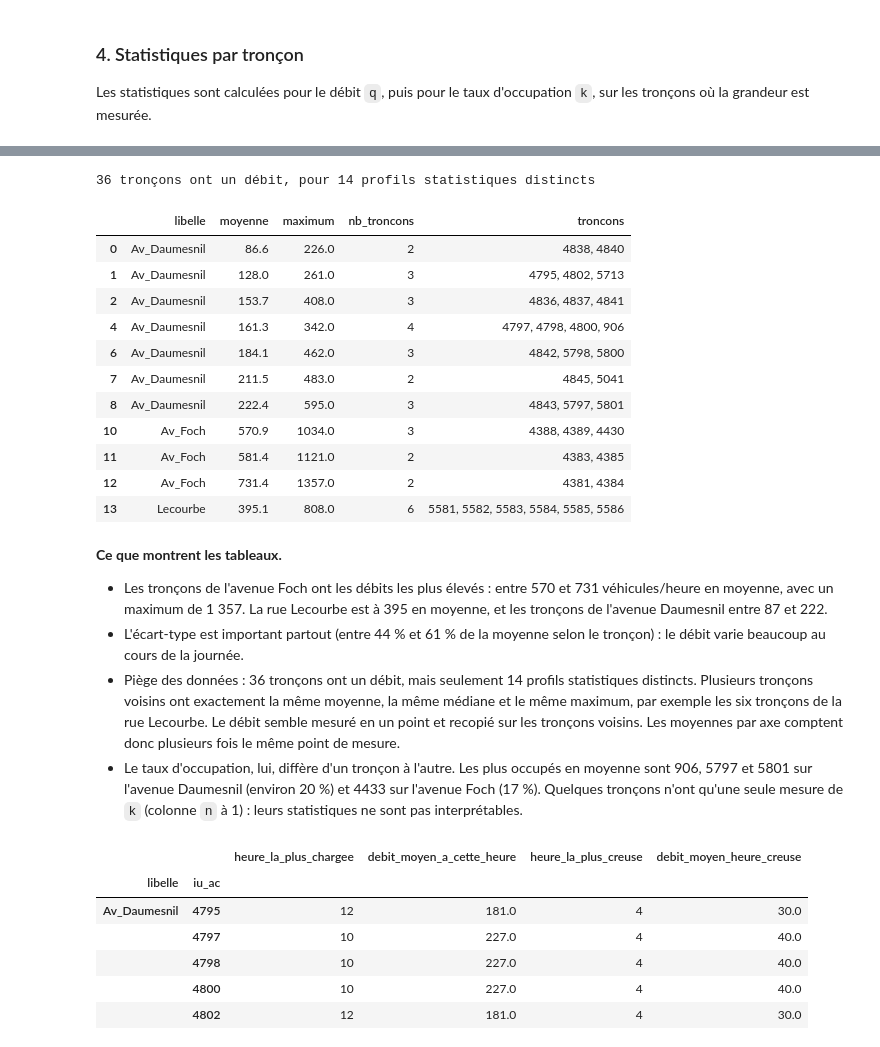
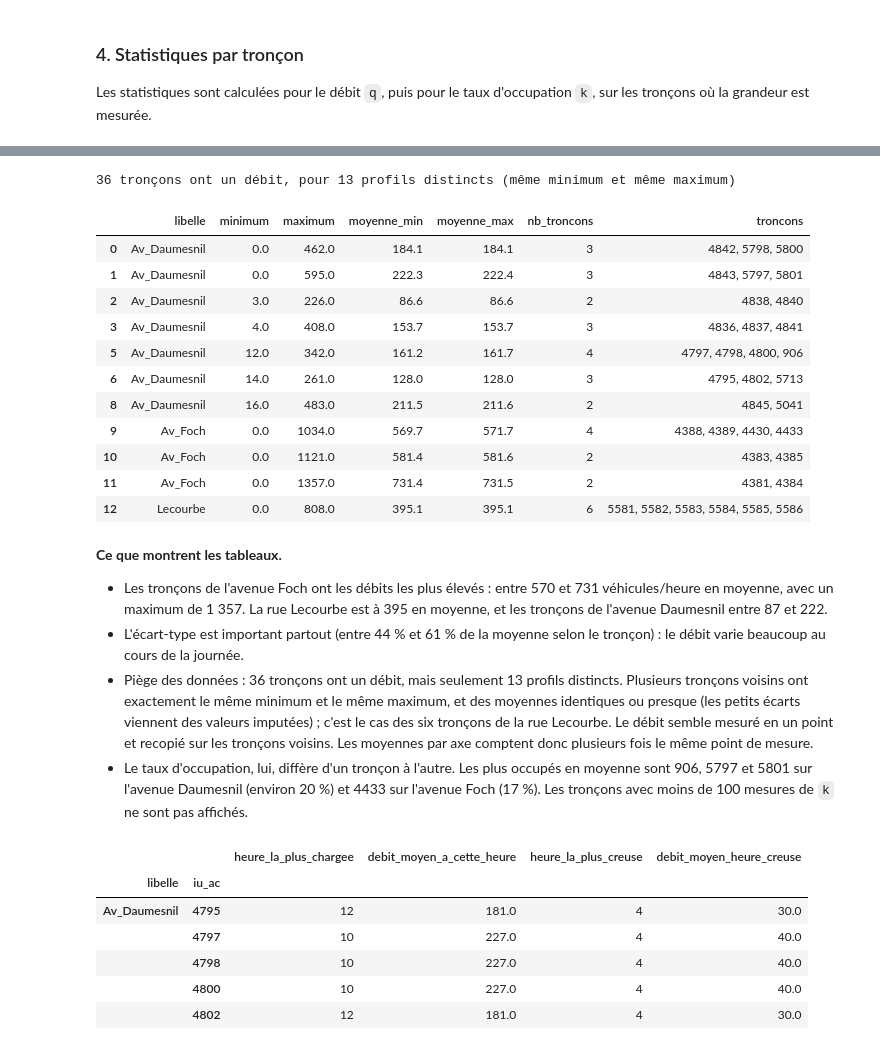
Before and after one commit to Schneider509/Aivanvity-projet-trafic, a Jupyter notebook: projet_data.ipynb, the cells around one changed output, grey strips where cells are left out. Drawn from its saved outputs; the diff is of its cells as text; code cells hidden in the pictures.

```diff
--- a/projet_data.ipynb
+++ b/projet_data.ipynb
@@ -369,7 +409,11 @@ taux_na
 n_avant = len(df)
 troncons_avant = df["iu_ac"].nunique()
 
-df = df[df["etat_barre"] == "Ouvert"].drop(columns="etat_barre")
+df["arc_ouvert"] = (df["etat_barre"] == "Ouvert").astype(int)
+print(pd.crosstab(df["etat_barre"], df["arc_ouvert"]))
+print()
+
+df = df[df["arc_ouvert"] == 1].drop(columns=["etat_barre", "arc_ouvert"])
 df["etat_trafic"] = df["etat_trafic"].cat.remove_categories("Inconnu")
 
 print(f"{n_avant - len(df)} lignes supprimées, {len(df)} conservées ({len(df) / n_avant * 100:.1f} %)")
@@ -405,0 +535,18 @@ dtype: int64
+# %%
+def combler_petits_trous(groupe, colonne, max_trou=3):
+    """Interpole linéairement les trous de max_trou heures au plus, laisse les autres vides."""
+    s = serie_horaire(groupe, colonne)
+    manquant, blocs = blocs_manquants(s)
+    petit = manquant & (manquant.groupby(blocs).transform("sum") <= max_trou)
+    s = s.where(~petit, s.interpolate(limit_area="inside"))
+    return s.reindex(groupe["t_1h"]).to_numpy()
+
+df = df.sort_values(["iu_ac", "t_1h"]).reset_index(drop=True)
+
+for colonne in ["q", "k"]:
+    avant = df[colonne].isna().sum()
+    for _, groupe in df.groupby("iu_ac"):
+        if groupe[colonne].notna().any():
+            df.loc[groupe.index, colonne] = combler_petits_trous(groupe, colonne)
+    apres = df[colonne].isna().sum()
+    print(f"{colonne} : {avant - apres} valeurs imputées, {apres} valeurs manquantes restantes ({apres / len(df) * 100:.1f} % des lignes)")
@@ -556,5 +715,11 @@ k : minimum 0.0 | maximum 97.12778 | valeurs hors de 0-100 : 0
 - Pour `k`, toutes les valeurs sont entre 0 et 97 %, donc dans l'intervalle possible d'un pourcentage. Les valeurs élevées correspondent à de la congestion, pas à une erreur.
 # %%
 df["q"] = df["q"].mask(aberrant)
-print(f"{aberrant.sum()} valeurs de q remplacées par une valeur manquante, nouveau maximum : {df['q'].max():.0f}")
+
+troncons_concernes = df.loc[aberrant, "iu_ac"].unique()
+for _, groupe in df[df["iu_ac"].isin(troncons_concernes)].groupby("iu_ac"):
+    df.loc[groupe.index, "q"] = combler_petits_trous(groupe, "q")
+
+print(f"{aberrant.sum()} valeurs aberrantes remplacées, nouveau maximum de q : {df['q'].max():.0f}")
+print(df.loc[aberrant, ["iu_ac", "Date_GW", "q"]].sort_values("Date_GW").to_string())
 # %% [output]
@@ -622,33 +796,34 @@ stats_k
 # %%
 profils = (
     stats_q.reset_index()
-    .groupby(["libelle", "moyenne", "mediane", "ecart_type", "maximum"], observed=True)["iu_ac"]
-    .agg(nb_troncons="size", troncons=", ".join)
+    .groupby(["libelle", "minimum", "maximum"], observed=True)
+    .agg(nb_troncons=("iu_ac", "size"), troncons=("iu_ac", ", ".join),
+         moyenne_min=("moyenne", "min"), moyenne_max=("moyenne", "max"))
     .reset_index()
 )
-print(f"{len(stats_q)} tronçons ont un débit, pour {len(profils)} profils statistiques distincts")
-profils[profils["nb_troncons"] > 1][["libelle", "moyenne", "maximum", "nb_troncons", "troncons"]]
+print(f"{len(stats_q)} tronçons ont un débit, pour {len(profils)} profils distincts (même minimum et même maximum)")
+profils[profils["nb_troncons"] > 1][["libelle", "minimum", "maximum", "moyenne_min", "moyenne_max", "nb_troncons", "troncons"]]
 # %% [output]
-36 tronçons ont un débit, pour 14 profils statistiques distincts
+36 tronçons ont un débit, pour 13 profils distincts (même minimum et même maximum)
-|  | libelle | moyenne | maximum | nb_troncons | troncons |
-| 0 | Av_Daumesnil | 86.6 | 226.0 | 2 | 4838, 4840 |
-| 1 | Av_Daumesnil | 128.0 | 261.0 | 3 | 4795, 4802, 5713 |
-| 2 | Av_Daumesnil | 153.7 | 408.0 | 3 | 4836, 4837, 4841 |
-| 4 | Av_Daumesnil | 161.3 | 342.0 | 4 | 4797, 4798, 4800, 906 |
-| 6 | Av_Daumesnil | 184.1 | 462.0 | 3 | 4842, 5798, 5800 |
-| 7 | Av_Daumesnil | 211.5 | 483.0 | 2 | 4845, 5041 |
-| 8 | Av_Daumesnil | 222.4 | 595.0 | 3 | 4843, 5797, 5801 |
-| 10 | Av_Foch | 570.9 | 1034.0 | 3 | 4388, 4389, 4430 |
-| 11 | Av_Foch | 581.4 | 1121.0 | 2 | 4383, 4385 |
-| 12 | Av_Foch | 731.4 | 1357.0 | 2 | 4381, 4384 |
-| 13 | Lecourbe | 395.1 | 808.0 | 6 | 5581, 5582, 5583, 5584, 5585, 5586 |
+|  | libelle | minimum | maximum | moyenne_min | moyenne_max | nb_troncons | troncons |
+| 0 | Av_Daumesnil | 0.0 | 462.0 | 184.1 | 184.1 | 3 | 4842, 5798, 5800 |
+| 1 | Av_Daumesnil | 0.0 | 595.0 | 222.3 | 222.4 | 3 | 4843, 5797, 5801 |
+| 2 | Av_Daumesnil | 3.0 | 226.0 | 86.6 | 86.6 | 2 | 4838, 4840 |
+| 3 | Av_Daumesnil | 4.0 | 408.0 | 153.7 | 153.7 | 3 | 4836, 4837, 4841 |
+| 5 | Av_Daumesnil | 12.0 | 342.0 | 161.2 | 161.7 | 4 | 4797, 4798, 4800, 906 |
+| 6 | Av_Daumesnil | 14.0 | 261.0 | 128.0 | 128.0 | 3 | 4795, 4802, 5713 |
+| 8 | Av_Daumesnil | 16.0 | 483.0 | 211.5 | 211.6 | 2 | 4845, 5041 |
+| 9 | Av_Foch | 0.0 | 1034.0 | 569.7 | 571.7 | 4 | 4388, 4389, 4430, 4433 |
+| 10 | Av_Foch | 0.0 | 1121.0 | 581.4 | 581.6 | 2 | 4383, 4385 |
+| 11 | Av_Foch | 0.0 | 1357.0 | 731.4 | 731.5 | 2 | 4381, 4384 |
+| 12 | Lecourbe | 0.0 | 808.0 | 395.1 | 395.1 | 6 | 5581, 5582, 5583, 5584, 5585, 5586 |
 # %% [markdown]
 **Ce que montrent les tableaux.**
 
 - Les tronçons de l'avenue Foch ont les débits les plus élevés : entre 570 et 731 véhicules/heure en moyenne, avec un maximum de 1 357. La rue Lecourbe est à 395 en moyenne, et les tronçons de l'avenue Daumesnil entre 87 et 222.
 - L'écart-type est important partout (entre 44 % et 61 % de la moyenne selon le tronçon) : le débit varie beaucoup au cours de la journée.
-- Piège des données : 36 tronçons ont un débit, mais seulement 14 profils statistiques distincts. Plusieurs tronçons voisins ont exactement la même moyenne, la même médiane et le même maximum, par exemple les six tronçons de la rue Lecourbe. Le débit semble mesuré en un point et recopié sur les tronçons voisins. Les moyennes par axe comptent donc plusieurs fois le même point de mesure.
-- Le taux d'occupation, lui, diffère d'un tronçon à l'autre. Les plus occupés en moyenne sont 906, 5797 et 5801 sur l'avenue Daumesnil (environ 20 %) et 4433 sur l'avenue Foch (17 %). Quelques tronçons n'ont qu'une seule mesure de `k` (colonne `n` à 1) : leurs statistiques ne sont pas interprétables.
+- Piège des données : 36 tronçons ont un débit, mais seulement 13 profils distincts. Plusieurs tronçons voisins ont exactement le même minimum et le même maximum, et des moyennes identiques ou presque (les petits écarts viennent des valeurs imputées) ; c'est le cas des six tronçons de la rue Lecourbe. Le débit semble mesuré en un point et recopié sur les tronçons voisins. Les moyennes par axe comptent donc plusieurs fois le même point de mesure.
+- Le taux d'occupation, lui, diffère d'un tronçon à l'autre. Les plus occupés en moyenne sont 906, 5797 et 5801 sur l'avenue Daumesnil (environ 20 %) et 4433 sur l'avenue Foch (17 %). Les tronçons avec moins de 100 mesures de `k` ne sont pas affichés.
 # %%
 profil_horaire = (
     df.groupby(["libelle", "iu_ac", "Heure_num"], observed=True)["q"]
```
Also changed, not shown: parts of 54 cells of this notebook.
